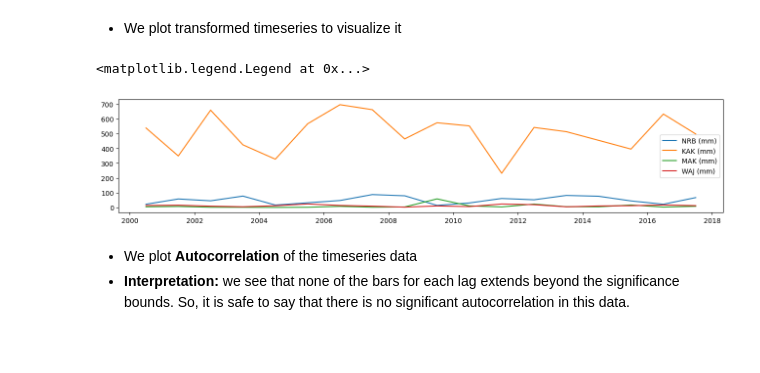
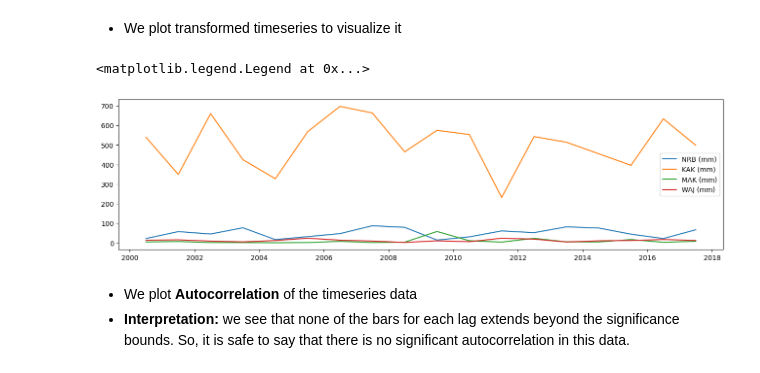
Before and after one commit to owuordickson/t-graank, a Jupyter notebook: analysis/timeseries_analysis.ipynb, the cells around one changed output. Cells and saved outputs as stored; diff of their text form; code cells hidden in the pictures; blank space fills up the shorter version.

```diff
--- a/analysis/timeseries_analysis.ipynb
+++ b/analysis/timeseries_analysis.ipynb
@@ -175,13 +173,13 @@ for col in range(col_count):
 # %% [markdown]
 * We plot transformed timeseries to visualize it
 # %%
-plt.figure(figsize=(16,3))
+plt.figure(figsize=(16,4))
 for i in range(len(lst_trans_ts)):
     plt.plot(trans_datetime_index, lst_trans_ts[i], label=lst_trans_titles[i])
 plt.legend()
 # %% [output]
 <matplotlib.legend.Legend at 0x...>
-[figure, old version]
+[figure, new version]
 # %% [markdown]
 * We plot **Autocorrelation** of the timeseries data
 * **Interpretation:** we see that none of the bars for each lag extends beyond the significance bounds. So, it is safe to say that there is no significant autocorrelation in this data.
```
Also changed, not shown: parts of 13 cells of this notebook.
